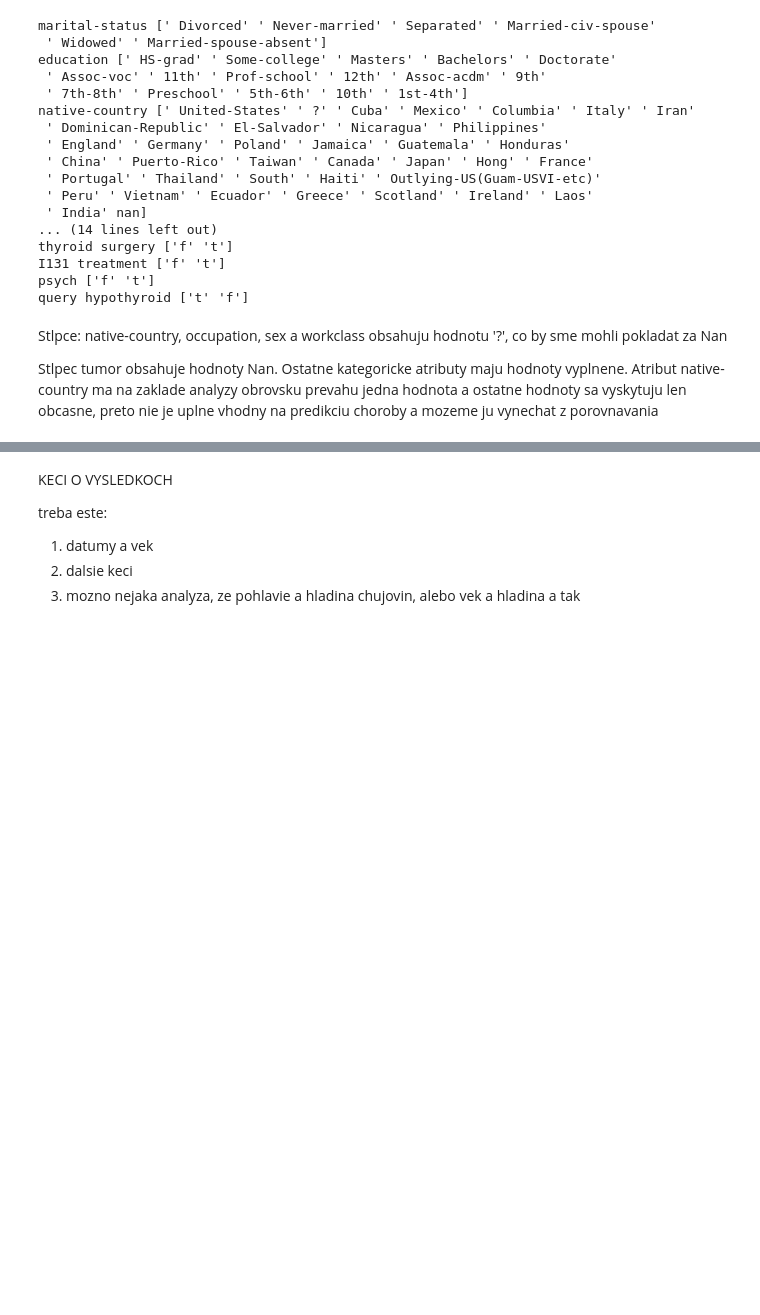
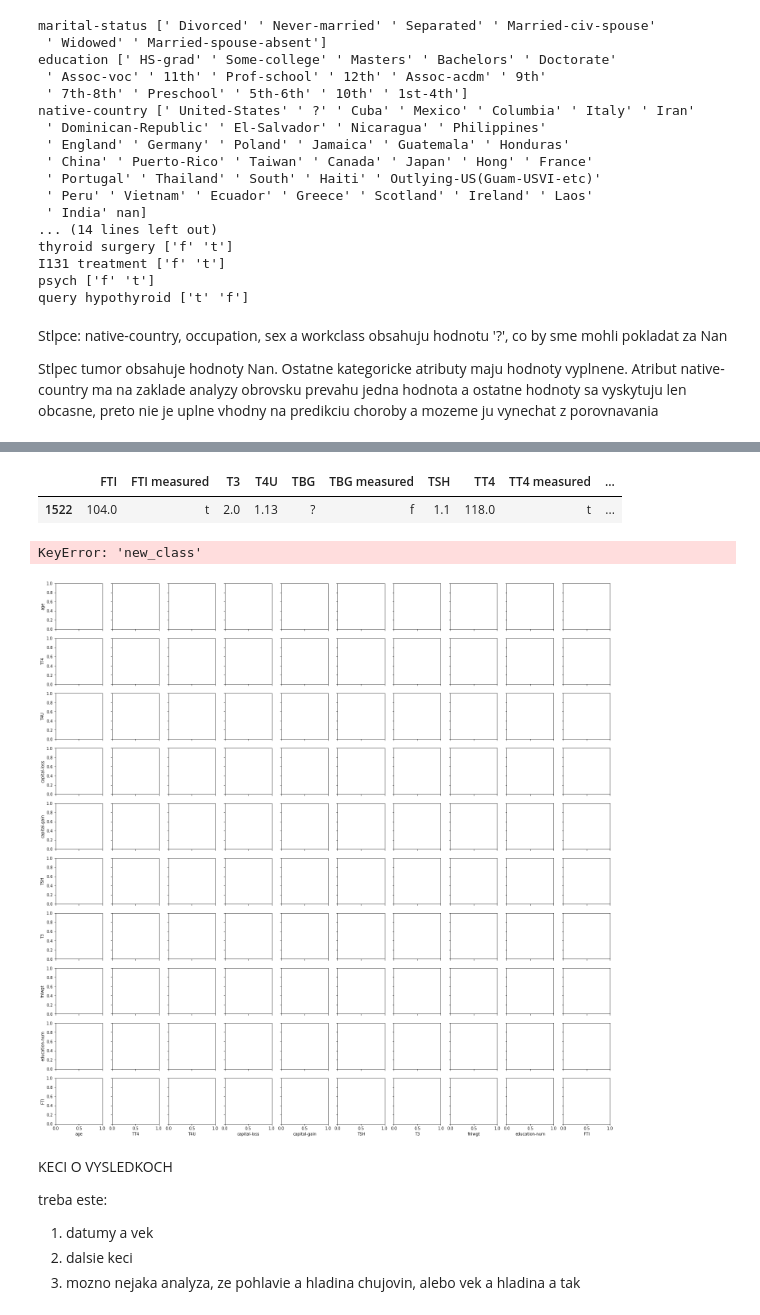
Before and after one commit to Pomichal/pr1_IAU, a Jupyter notebook: Preprocessing.ipynb, the cells around one changed output, grey strips where cells are left out. Cells and saved outputs as stored; diff of their text form; code cells hidden in the pictures; blank space fills up the shorter version.

```diff
--- a/Preprocessing.ipynb
+++ b/Preprocessing.ipynb
@@ -958,3 +971,13 @@ Int64Index([2235], dtype='int64')
+# %%
+result_train[result_train['age'] > 300]
+# %% [output]
+|  | FTI | FTI measured | T3 | T4U | TBG | TBG measured | TSH | TT4 | TT4 measured | ... |
+| 1522 | 104.0 | t | 2.0 | 1.13 | ? | f | 1.1 | 118.0 | t | ... |
+# %%
+sns.pairplot(other_train, vars=['age','TT4','T4U', 'capital-loss', 'capital-gain', 'TSH', 'T3', 'fnlwgt', 'education-num', 'FTI'], hue='new_class')
+# %% [output]
+KeyError: 'new_class'
+[figure, added]
 # %% [markdown]
 KECI O VYSLEDKOCH
 
```
Also changed, not shown: parts of 27 cells of this notebook, 1 other file.
